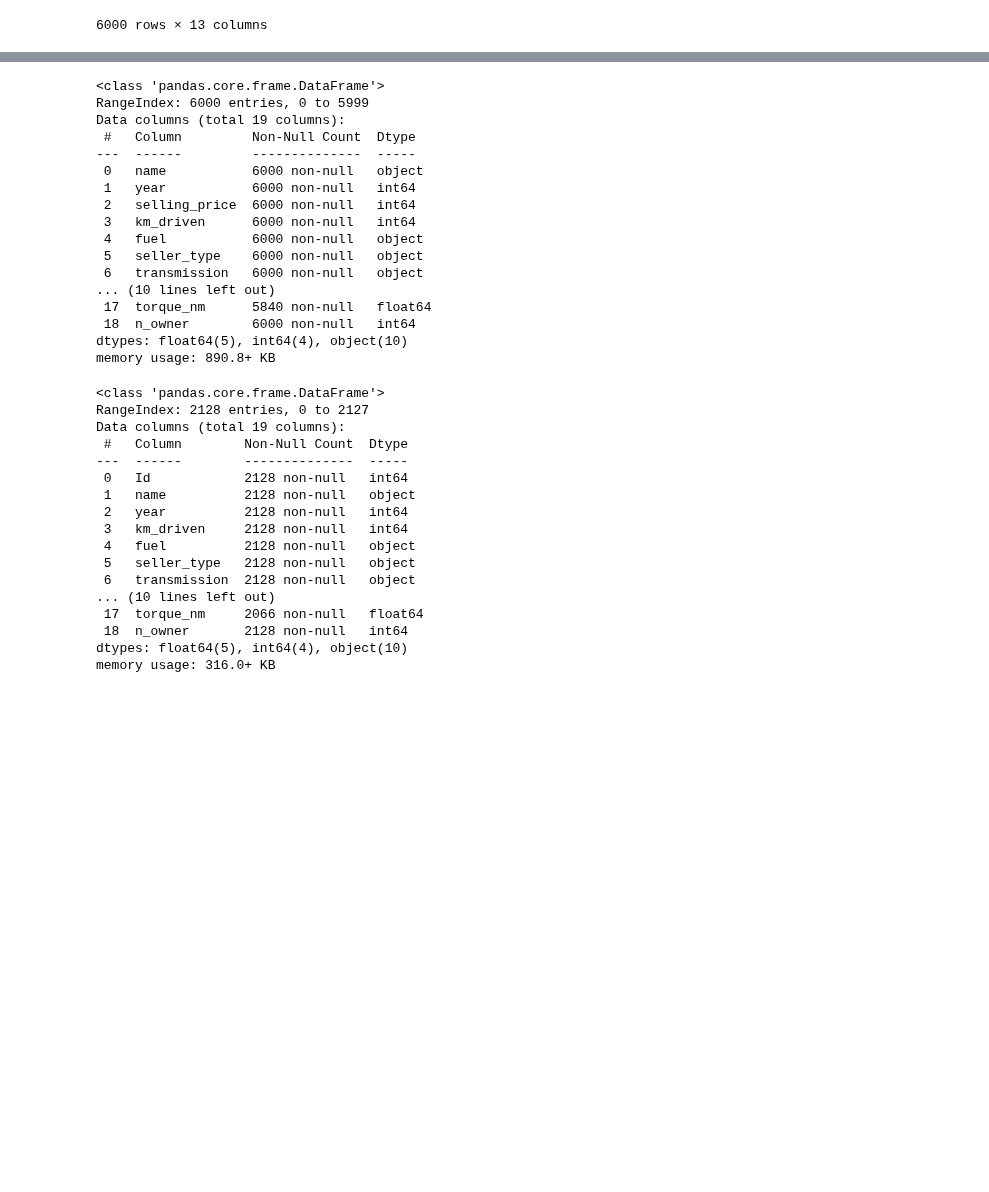
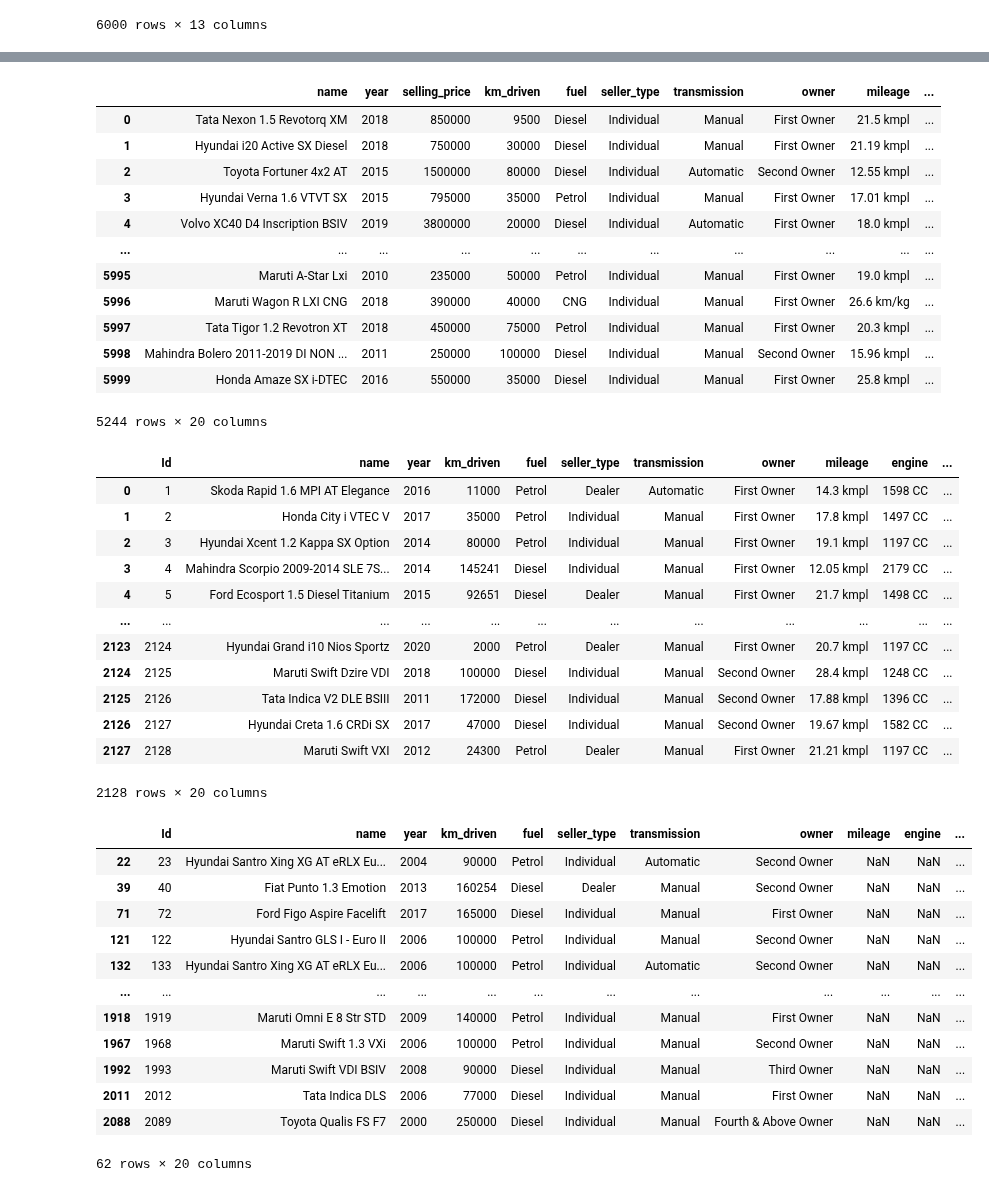
Before and after one commit to khoa2181/DataPreparation, a Jupyter notebook: Tran Minh Khoa_Final Data Preparation.ipynb, the cells around one changed output, grey strips where cells are left out. Saved outputs shown, nothing was run; the diff lists cells and outputs as text; code cells hidden in the pictures; blank space fills up the shorter version.

```diff
--- a/Tran Minh Khoa_Final Data Preparation.ipynb
+++ b/Tran Minh Khoa_Final Data Preparation.ipynb
@@ -96,42 +102,50 @@ for i in [train, test]:
     i['n_owner'].replace(to_replace='Fourth & Above Owner', value=4, inplace=True)
     i['n_owner'].replace(to_replace='Test Drive Car', value=0, inplace=True)
 # %%
-train.info()
+train
 # %% [output]
+|  | name | year | selling_price | km_driven | fuel | seller_type | transmission | owner | mileage | ... |
+| 0 | Tata Nexon 1.5 Revotorq XM | 2018 | 850000 | 9500 | Diesel | Individual | Manual | First Owner | 21.5 kmpl | ... |
+| 1 | Hyundai i20 Active SX Diesel | 2018 | 750000 | 30000 | Diesel | Individual | Manual | First Owner | 21.19 kmpl | ... |
+| 2 | Toyota Fortuner 4x2 AT | 2015 | 1500000 | 80000 | Diesel | Individual | Automatic | Second Owner | 12.55 kmpl | ... |
+| 3 | Hyundai Verna 1.6 VTVT SX | 2015 | 795000 | 35000 | Petrol | Individual | Manual | First Owner | 17.01 kmpl | ... |
+| 4 | Volvo XC40 D4 Inscription BSIV | 2019 | 3800000 | 20000 | Diesel | Individual | Automatic | First Owner | 18.0 kmpl | ... |
+| ... | ... | ... | ... | ... | ... | ... | ... | ... | ... | ... |
+| 5995 | Maruti A-Star Lxi | 2010 | 235000 | 50000 | Petrol | Individual | Manual | First Owner | 19.0 kmpl | ... |
+| 5996 | Maruti Wagon R LXI CNG | 2018 | 390000 | 40000 | CNG | Individual | Manual | First Owner | 26.6 km/kg | ... |
+| 5997 | Tata Tigor 1.2 Revotron XT | 2018 | 450000 | 75000 | Petrol | Individual | Manual | First Owner | 20.3 kmpl | ... |
+| 5998 | Mahindra Bolero 2011-2019 DI NON ... | 2011 | 250000 | 100000 | Diesel | Individual | Manual | Second Owner | 15.96 kmpl | ... |
+| 5999 | Honda Amaze SX i-DTEC | 2016 | 550000 | 35000 | Diesel | Individual | Manual | First Owner | 25.8 kmpl | ... |
-<class 'pandas.core.frame.DataFrame'>
-RangeIndex: 6000 entries, 0 to 5999
-Data columns (total 19 columns):
- #   Column         Non-Null Count  Dtype
----  ------         --------------  -----
- 0   name           6000 non-null   object
- 1   year           6000 non-null   int64
- 2   selling_price  6000 non-null   int64
- 3   km_driven      6000 non-null   int64
- 4   fuel           6000 non-null   object
- 5   seller_type    6000 non-null   object
- 6   transmission   6000 non-null   object
-... (10 lines left out)
- 17  torque_nm      5840 non-null   float64
- 18  n_owner        6000 non-null   int64
-dtypes: float64(5), int64(4), object(10)
-memory usage: 890.8+ KB
+5244 rows × 20 columns
 # %%
-test.info()
+test
 # %% [output]
+|  | Id | name | year | km_driven | fuel | seller_type | transmission | owner | mileage | engine | ... |
+| 0 | 1 | Skoda Rapid 1.6 MPI AT Elegance | 2016 | 11000 | Petrol | Dealer | Automatic | First Owner | 14.3 kmpl | 1598 CC | ... |
+| 1 | 2 | Honda City i VTEC V | 2017 | 35000 | Petrol | Individual | Manual | First Owner | 17.8 kmpl | 1497 CC | ... |
+| 2 | 3 | Hyundai Xcent 1.2 Kappa SX Option | 2014 | 80000 | Petrol | Individual | Manual | First Owner | 19.1 kmpl | 1197 CC | ... |
+| 3 | 4 | Mahindra Scorpio 2009-2014 SLE 7S... | 2014 | 145241 | Diesel | Individual | Manual | First Owner | 12.05 kmpl | 2179 CC | ... |
+| 4 | 5 | Ford Ecosport 1.5 Diesel Titanium | 2015 | 92651 | Diesel | Dealer | Manual | First Owner | 21.7 kmpl | 1498 CC | ... |
+| ... | ... | ... | ... | ... | ... | ... | ... | ... | ... | ... | ... |
+| 2123 | 2124 | Hyundai Grand i10 Nios Sportz | 2020 | 2000 | Petrol | Dealer | Manual | First Owner | 20.7 kmpl | 1197 CC | ... |
+| 2124 | 2125 | Maruti Swift Dzire VDI | 2018 | 100000 | Diesel | Individual | Manual | Second Owner | 28.4 kmpl | 1248 CC | ... |
+| 2125 | 2126 | Tata Indica V2 DLE BSIII | 2011 | 172000 | Diesel | Individual | Manual | Second Owner | 17.88 kmpl | 1396 CC | ... |
+| 2126 | 2127 | Hyundai Creta 1.6 CRDi SX | 2017 | 47000 | Diesel | Individual | Manual | Second Owner | 19.67 kmpl | 1582 CC | ... |
+| 2127 | 2128 | Maruti Swift VXI | 2012 | 24300 | Petrol | Dealer | Manual | First Owner | 21.21 kmpl | 1197 CC | ... |
-<class 'pandas.core.frame.DataFrame'>
-RangeIndex: 2128 entries, 0 to 2127
-Data columns (total 19 columns):
- #   Column        Non-Null Count  Dtype
----  ------        --------------  -----
- 0   Id            2128 non-null   int64
- 1   name          2128 non-null   object
- 2   year          2128 non-null   int64
- 3   km_driven     2128 non-null   int64
- 4   fuel          2128 non-null   object
- 5   seller_type   2128 non-null   object
- 6   transmission  2128 non-null   object
-... (10 lines left out)
- 17  torque_nm     2066 non-null   float64
- 18  n_owner       2128 non-null   int64
-dtypes: float64(5), int64(4), object(10)
-memory usage: 316.0+ KB
+2128 rows × 20 columns
+# %%
+test[test.mileage.isna()]
+# %% [output]
+|  | Id | name | year | km_driven | fuel | seller_type | transmission | owner | mileage | engine | ... |
+| 22 | 23 | Hyundai Santro Xing XG AT eRLX Eu... | 2004 | 90000 | Petrol | Individual | Automatic | Second Owner | NaN | NaN | ... |
+| 39 | 40 | Fiat Punto 1.3 Emotion | 2013 | 160254 | Diesel | Dealer | Manual | Second Owner | NaN | NaN | ... |
+| 71 | 72 | Ford Figo Aspire Facelift | 2017 | 165000 | Diesel | Individual | Manual | First Owner | NaN | NaN | ... |
+| 121 | 122 | Hyundai Santro GLS I - Euro II | 2006 | 100000 | Petrol | Individual | Manual | Second Owner | NaN | NaN | ... |
+| 132 | 133 | Hyundai Santro Xing XG AT eRLX Eu... | 2006 | 100000 | Petrol | Individual | Automatic | Second Owner | NaN | NaN | ... |
+| ... | ... | ... | ... | ... | ... | ... | ... | ... | ... | ... | ... |
+| 1918 | 1919 | Maruti Omni E 8 Str STD | 2009 | 140000 | Petrol | Individual | Manual | First Owner | NaN | NaN | ... |
+| 1967 | 1968 | Maruti Swift 1.3 VXi | 2006 | 100000 | Petrol | Individual | Manual | Second Owner | NaN | NaN | ... |
+| 1992 | 1993 | Maruti Swift VDI BSIV | 2008 | 90000 | Diesel | Individual | Manual | Third Owner | NaN | NaN | ... |
+| 2011 | 2012 | Tata Indica DLS | 2006 | 77000 | Diesel | Individual | Manual | First Owner | NaN | NaN | ... |
+| 2088 | 2089 | Toyota Qualis FS F7 | 2000 | 250000 | Diesel | Individual | Manual | Fourth & Above Owner | NaN | NaN | ... |
+62 rows × 20 columns
```
Also changed, not shown: parts of 38 cells of this notebook.
